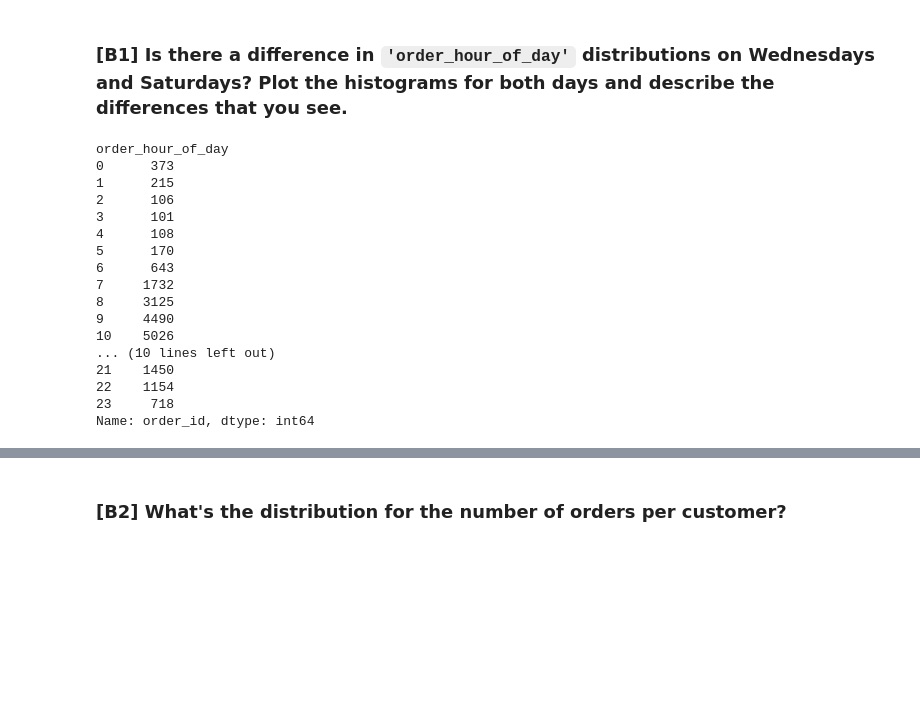
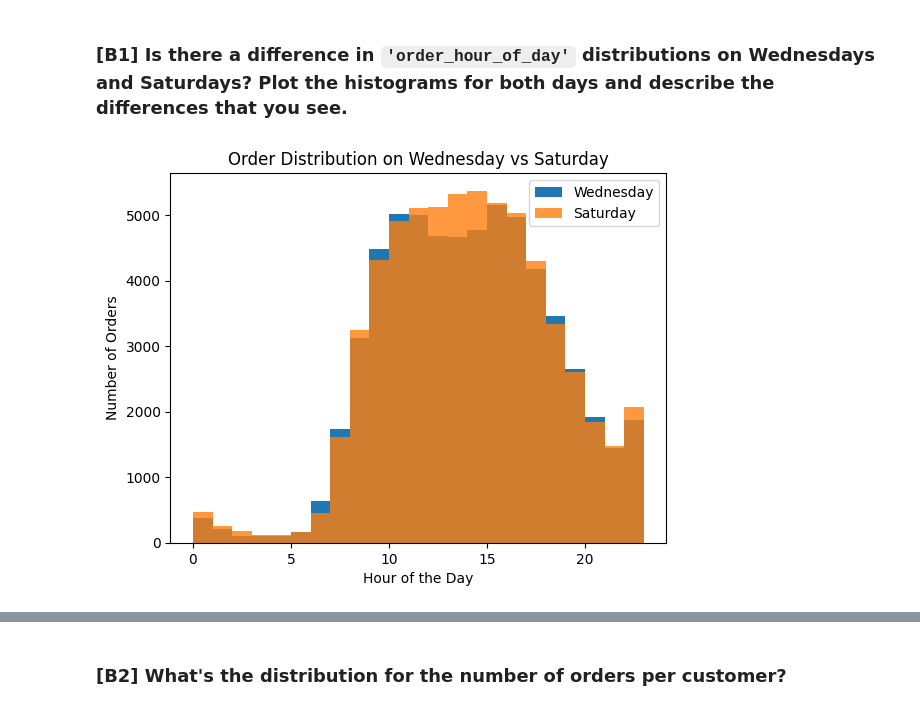
Before and after one commit to Dillona25/InstaCart-Data-Analysis, a Jupyter notebook: analysis.ipynb, the cells around one changed output, grey strips where cells are left out. Saved outputs shown, nothing was run; the diff lists cells and outputs as text; code cells hidden in the pictures; blank space fills up the shorter version.

```diff
--- a/analysis.ipynb
+++ b/analysis.ipynb
@@ -507,26 +507,13 @@ Our plot shows that most people wait more than 30 days to place their next order
 # %% [markdown]
 ### [B1] Is there a difference in `'order_hour_of_day'` distributions on Wednesdays and Saturdays? Plot the histograms for both days and describe the differences that you see.
 # %%
-# Filter data frame to only show orders for Wednesday
-# Determine the number of orders per hour for ONLY Wednesday
-# orders_on_wed = orders_df[(orders_df['order_dow'] == 3)]
-# order_distribution_on_wed = orders_on_wed.groupby('order_hour_of_day')['order_id'].count()
-# print(order_distribution_on_wed)
+
+orders_on_wed = orders_df[orders_df['order_dow'] == 3]['order_hour_of_day'].plot(kind='hist', bins=23, label="Wednesday")
+orders_on_sat = orders_df[orders_df['order_dow'] == 6]['order_hour_of_day'].plot(kind='hist', bins=23, alpha=0.8, label="Saturday")
+plt.legend()
+plt.xlabel('Hour of the Day')
+plt.ylabel("Number of Orders")
+plt.title('Order Distribution on Wednesday vs Saturday')
+plt.show()
 # %% [output]
-order_hour_of_day
-0      373
-1      215
-2      106
-3      101
-4      108
-5      170
-6      643
-7     1732
-8     3125
-9     4490
-10    5026
-... (10 lines left out)
-21    1450
-22    1154
-23     718
-Name: order_id, dtype: int64
+[figure, added]
```
Also changed, not shown: parts of 5 cells of this notebook.
